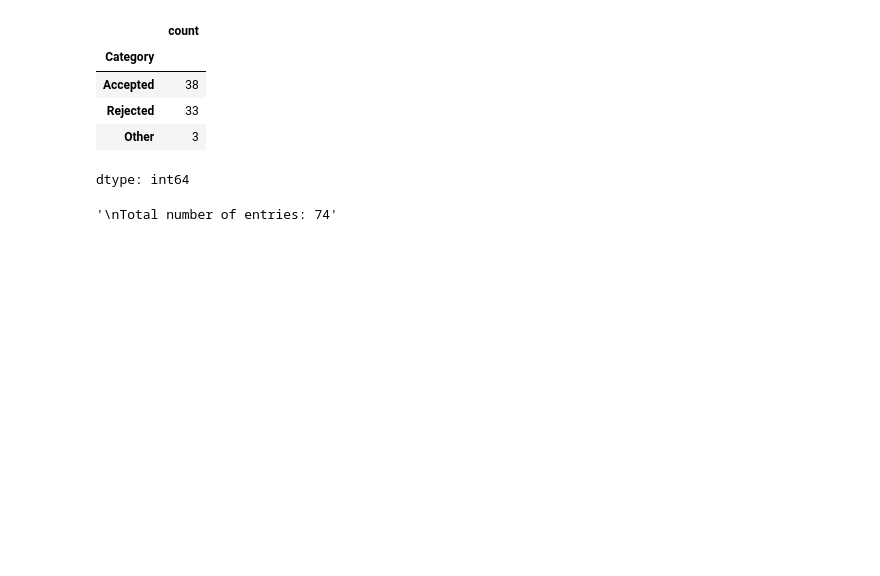
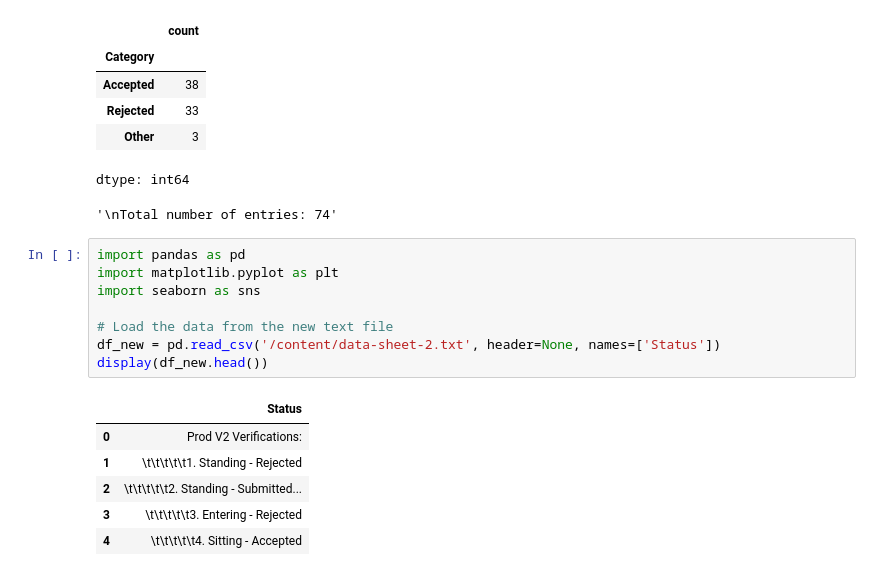
Before and after one commit to Pubudu-98/Colab, a Jupyter notebook: Atlas_lab_data_labeled_samples_EDA.ipynb, the cells around one changed output. Drawn from its saved outputs; the diff is of its cells as text; blank space fills up the shorter version.

```diff
--- a/Atlas_lab_data_labeled_samples_EDA.ipynb
+++ b/Atlas_lab_data_labeled_samples_EDA.ipynb
@@ -101,3 +101,18 @@ display(f"\nTotal number of entries: {total_count}")
 | Other | 3 |
 dtype: int64
 '\nTotal number of entries: 74'
+# %%
+import pandas as pd
+import matplotlib.pyplot as plt
+import seaborn as sns
+
+# Load the data from the new text file
+df_new = pd.read_csv('/content/data-sheet-2.txt', header=None, names=['Status'])
+display(df_new.head())
+# %% [output]
+|  | Status |
+| 0 | Prod V2 Verifications: |
+| 1 | \t\t\t\t\t1. Standing - Rejected |
+| 2 | \t\t\t\t\t2. Standing - Submitted... |
+| 3 | \t\t\t\t\t3. Entering - Rejected |
+| 4 | \t\t\t\t\t4. Sitting - Accepted |
```
Also changed, not shown: parts of 5 cells of this notebook.
